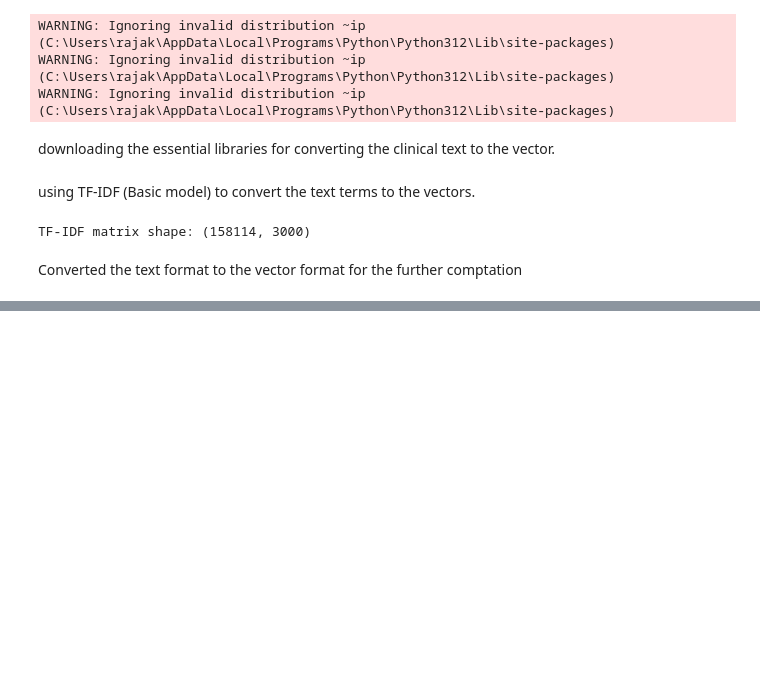
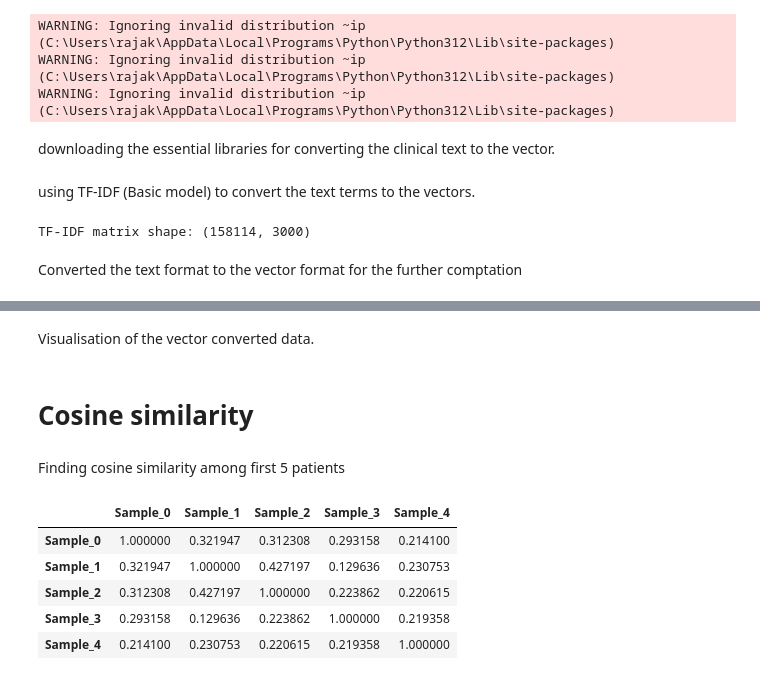
Before and after one commit to rajagowtham0/Week-2, a Jupyter notebook: Week2-Day3.ipynb, the cells around one changed output, grey strips where cells are left out. Drawn from its saved outputs; the diff is of its cells as text; code cells hidden in the pictures; blank space fills up the shorter version.

```diff
--- a/Week2-Day3.ipynb
+++ b/Week2-Day3.ipynb
@@ -75,0 +120,32 @@ Converted the text format to the vector format for the further comptation
+# %% [markdown]
+Visualisation of the vector converted data.
+# %% [markdown]
+# Cosine similarity
+# %% [markdown]
+Finding cosine similarity among first 5 patients
+# %%
+from sklearn.metrics.pairwise import cosine_similarity
+import pandas as pd
+
+# Select first 5 samples from TF-IDF matrix
+tfidf_first5 = tfidf_vectors[:5]
+
+# Compute cosine similarity among first 5 samples
+similarity_first5 = cosine_similarity(tfidf_first5)
+
+# Convert to DataFrame for readability
+similarity_df = pd.DataFrame(
+    similarity_first5,
+    index=[f"Sample_{i}" for i in range(5)],
+    columns=[f"Sample_{i}" for i in range(5)]
+)
+
+# Display result
+similarity_df
+# %% [output]
+|  | Sample_0 | Sample_1 | Sample_2 | Sample_3 | Sample_4 |
+| Sample_0 | 1.000000 | 0.321947 | 0.312308 | 0.293158 | 0.214100 |
+| Sample_1 | 0.321947 | 1.000000 | 0.427197 | 0.129636 | 0.230753 |
+| Sample_2 | 0.312308 | 0.427197 | 1.000000 | 0.223862 | 0.220615 |
+| Sample_3 | 0.293158 | 0.129636 | 0.223862 | 1.000000 | 0.219358 |
+| Sample_4 | 0.214100 | 0.230753 | 0.220615 | 0.219358 | 1.000000 |
```
Also changed, not shown: parts of 12 cells of this notebook.
